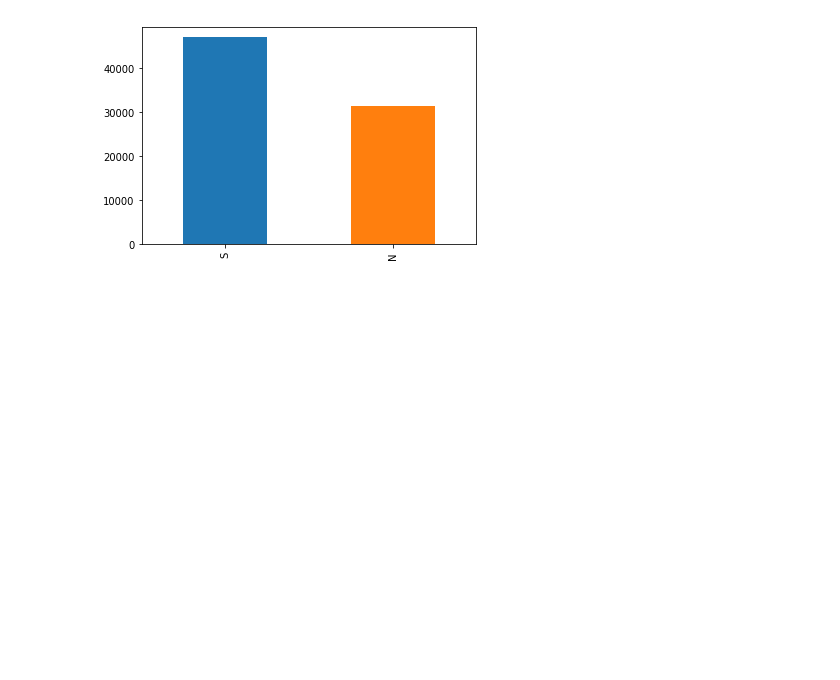
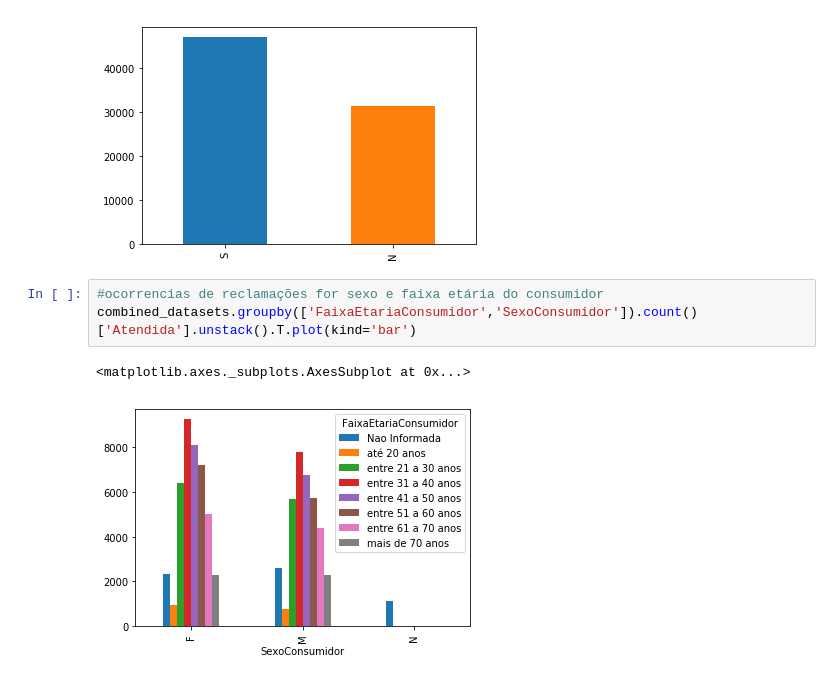
Before and after one commit to if1015-datascience-ufpe/2018-2-projeto-cambridge-analytica, a Jupyter notebook: script.ipynb, the cells around one changed output. Cells and saved outputs as stored; diff of their text form; blank space fills up the shorter version.

Commit message:
barplot de faixa etaria e sexo do consumidor x ocorrencias

```diff
--- a/script.ipynb
+++ b/script.ipynb
@@ -173,3 +173,9 @@ combined_datasets['Atendida'].value_counts().T.plot(kind='bar')
 # %% [output]
 <matplotlib.axes._subplots.AxesSubplot at 0x...>
 [figure]
+# %%
+#ocorrencias de reclamações for sexo e faixa etária do consumidor
+combined_datasets.groupby(['FaixaEtariaConsumidor','SexoConsumidor']).count()['Atendida'].unstack().T.plot(kind='bar')
+# %% [output]
+<matplotlib.axes._subplots.AxesSubplot at 0x...>
+[figure, added]
```
Also changed, not shown: parts of 1 cell of this notebook.
